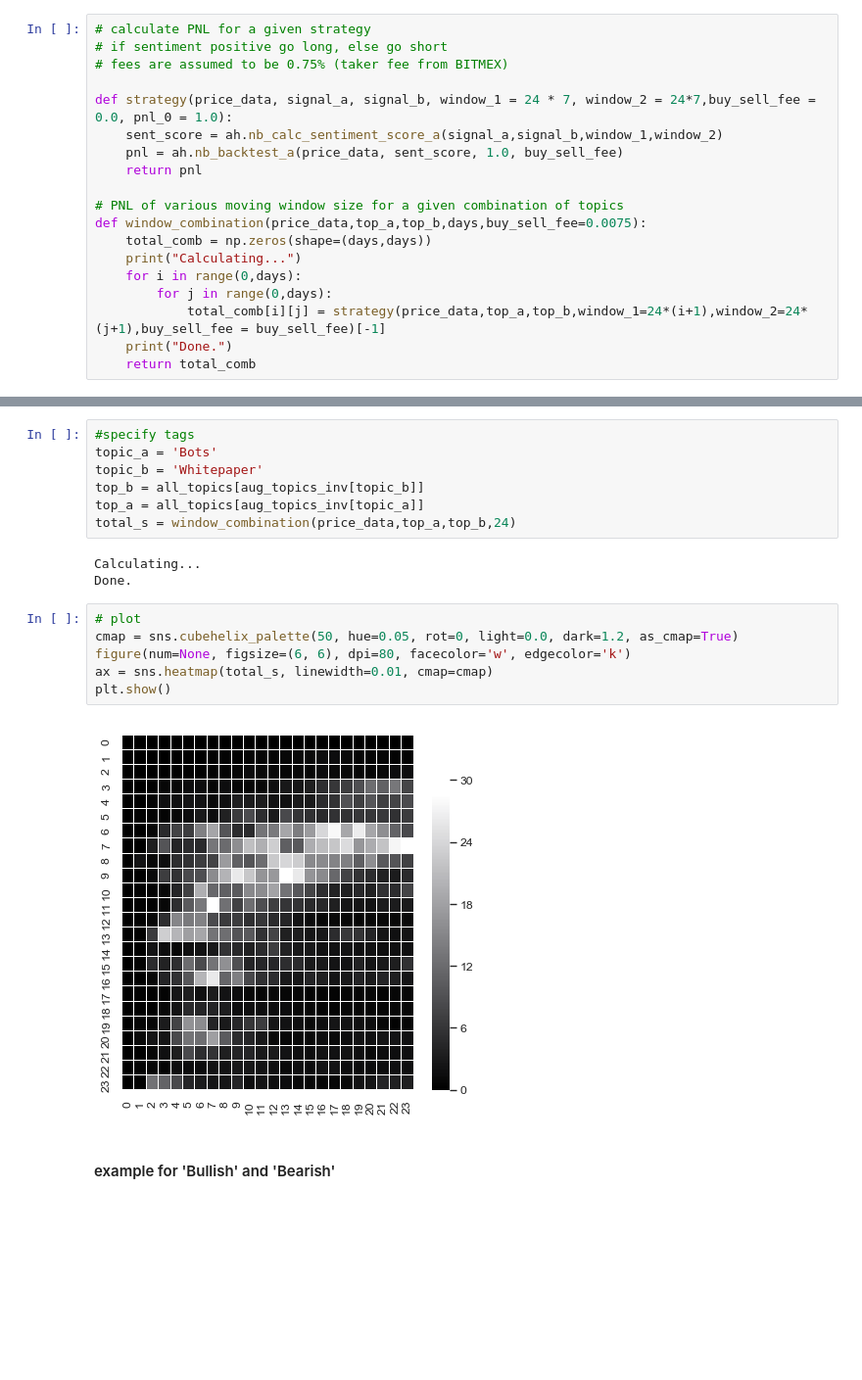
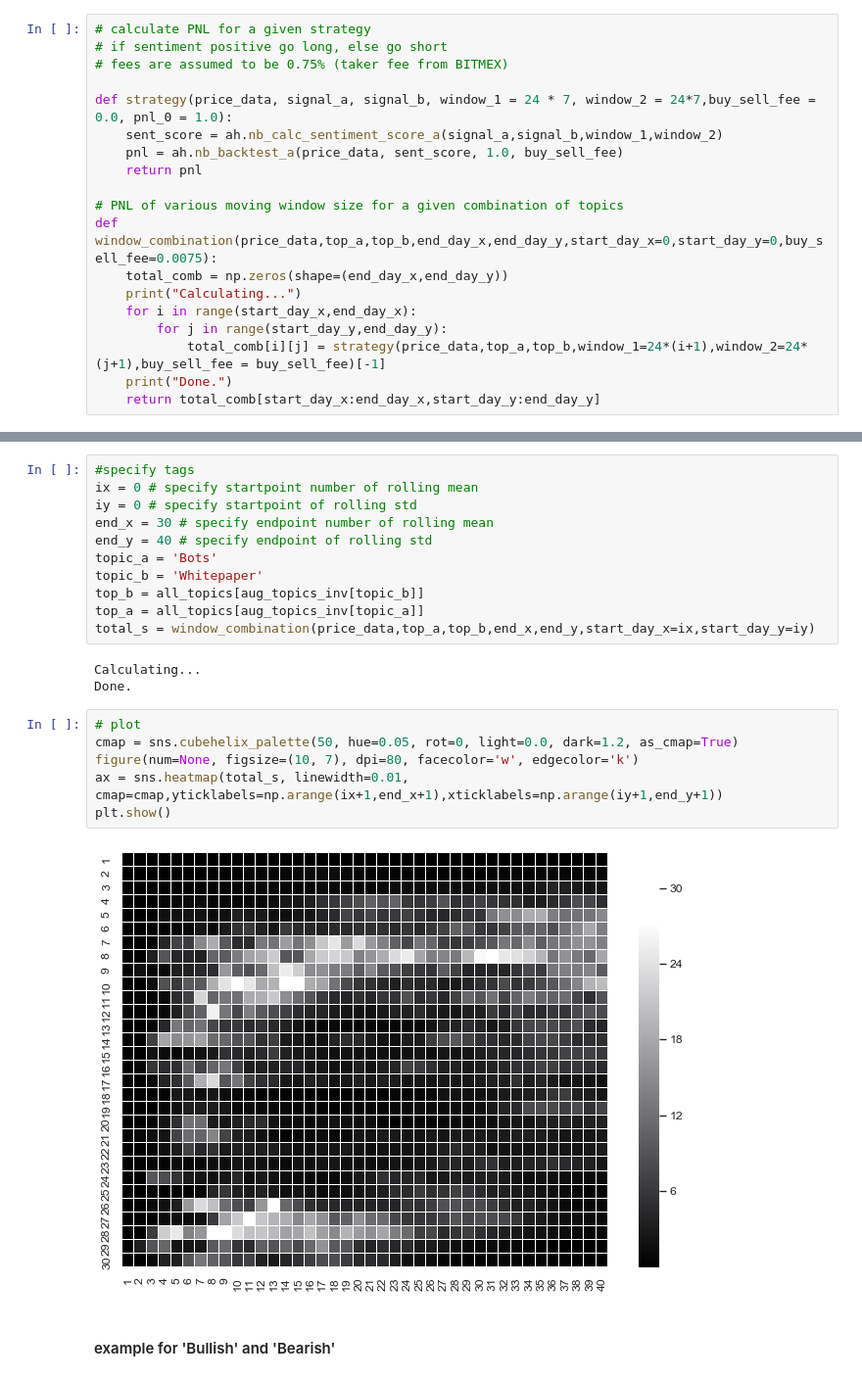
Before and after one commit to augmento-ai/quant-reseach, a Jupyter notebook: notebooks/1_backtesting_different_sentiment_pairs.ipynb, the cells around one changed output, grey strips where cells are left out. Shown at 98% size. Drawn from its saved outputs; the diff is of its cells as text; blank space fills up the shorter version.

Commit message:
make graphs more flexible

```diff
--- a/notebooks/1_backtesting_different_sentiment_pairs.ipynb
+++ b/notebooks/1_backtesting_different_sentiment_pairs.ipynb
@@ -40,14 +40,14 @@ def strategy(price_data, signal_a, signal_b, window_1 = 24 * 7, window_2 = 24*7,
     return pnl
 
 # PNL of various moving window size for a given combination of topics
-def window_combination(price_data,top_a,top_b,days,buy_sell_fee=0.0075):
-    total_comb = np.zeros(shape=(days,days))
+def window_combination(price_data,top_a,top_b,end_day_x,end_day_y,start_day_x=0,start_day_y=0,buy_sell_fee=0.0075):
+    total_comb = np.zeros(shape=(end_day_x,end_day_y))
     print("Calculating...")
-    for i in range(0,days):
-        for j in range(0,days):
+    for i in range(start_day_x,end_day_x):
+        for j in range(start_day_y,end_day_y):
             total_comb[i][j] = strategy(price_data,top_a,top_b,window_1=24*(i+1),window_2=24*(j+1),buy_sell_fee = buy_sell_fee)[-1]
     print("Done.")
-    return total_comb
+    return total_comb[start_day_x:end_day_x,start_day_y:end_day_y]
 # %%
 # for each combination of signals, generate PNL for the last period in data
 total = np.zeros(shape=(93,93))
@@ -148,22 +134,26 @@ From a chosen pair of topics, compute NLP for various rolling average and rollin
 #### example for 'Bots' and 'Whitepaper'
 # %%
 #specify tags
+ix = 0 # specify startpoint number of rolling mean
+iy = 0 # specify startpoint of rolling std
+end_x = 30 # specify endpoint number of rolling mean
+end_y = 40 # specify endpoint of rolling std
 topic_a = 'Bots'
 topic_b = 'Whitepaper'
 top_b = all_topics[aug_topics_inv[topic_b]]
 top_a = all_topics[aug_topics_inv[topic_a]]
-total_s = window_combination(price_data,top_a,top_b,24)
+total_s = window_combination(price_data,top_a,top_b,end_x,end_y,start_day_x=ix,start_day_y=iy)
 # %% [output]
 Calculating...
 Done.
 # %%
 # plot
 cmap = sns.cubehelix_palette(50, hue=0.05, rot=0, light=0.0, dark=1.2, as_cmap=True)
-figure(num=None, figsize=(6, 6), dpi=80, facecolor='w', edgecolor='k')
-ax = sns.heatmap(total_s, linewidth=0.01, cmap=cmap)
+figure(num=None, figsize=(10, 7), dpi=80, facecolor='w', edgecolor='k')
+ax = sns.heatmap(total_s, linewidth=0.01, cmap=cmap,yticklabels=np.arange(ix+1,end_x+1),xticklabels=np.arange(iy+1,end_y+1))
 plt.show()
 # %% [output]
-[figure, old version]
+[figure, new version]
 # %% [markdown]
 #### example for 'Bullish' and 'Bearish'
 # %%
```
Also changed, not shown: parts of 5 cells of this notebook.
